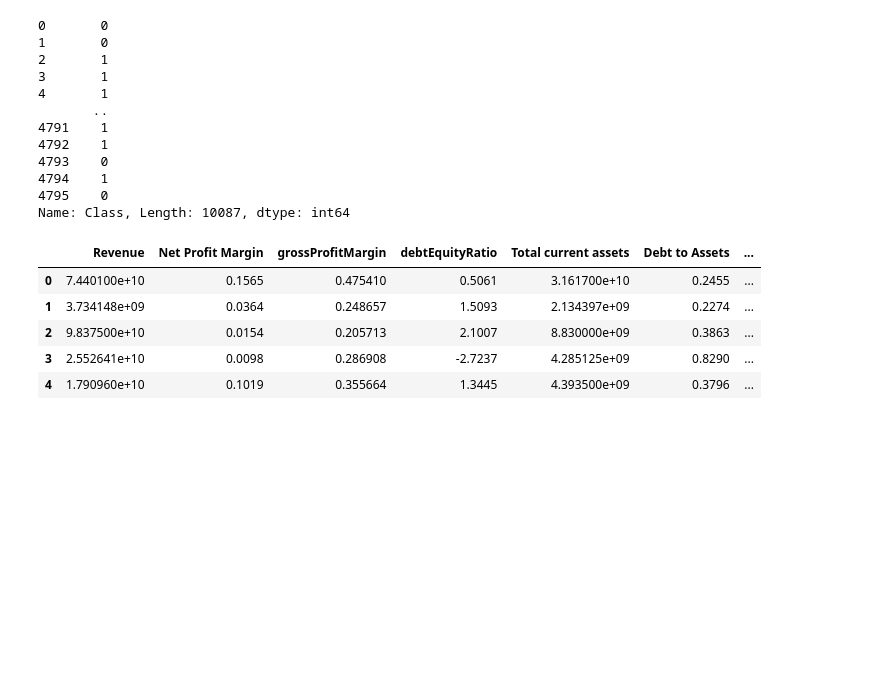
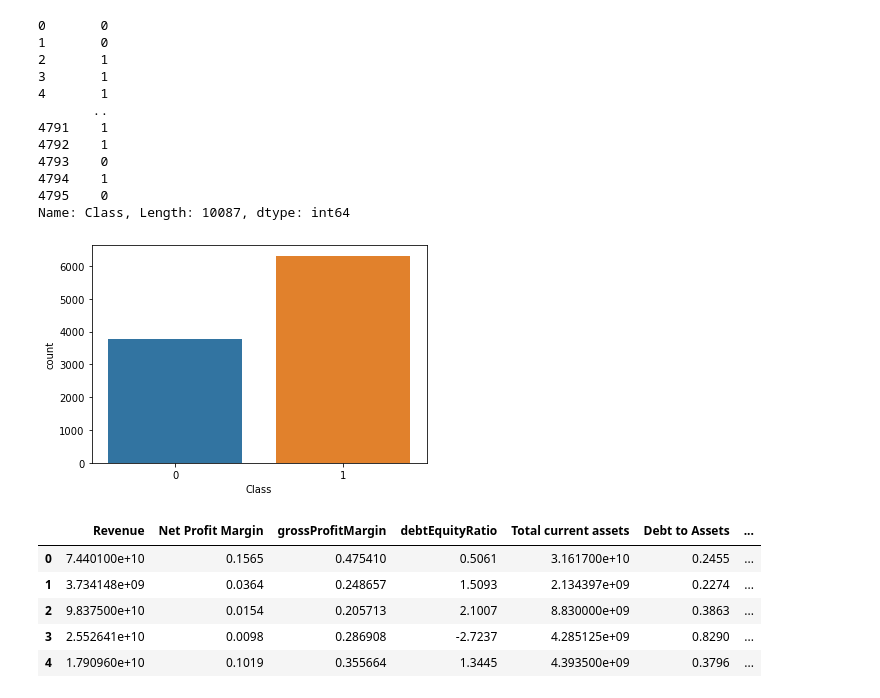
Before and after one commit to DanielNgo207/DataMiningS21, a Jupyter notebook: RandomForest.ipynb, the cells around one changed output. Cells and saved outputs as stored; diff of their text form; code cells hidden in the pictures; blank space fills up the shorter version.

```diff
--- a/RandomForest.ipynb
+++ b/RandomForest.ipynb
@@ -181,6 +182,11 @@ val_features = val.iloc[:, :-1]
 val_label = val.iloc[:, -1]
 test_features = test.iloc[:, :-1]
 test_label = test.iloc[:, -1]
+# %%
+fig = sns.countplot(train_label)
+plt.show()
+# %% [output]
+[figure, added]
 # %%
 # Start with only a few features: 10
 features = ['Revenue', 'Net Profit Margin', 'grossProfitMargin', 'debtEquityRatio', 'Total current assets', 'Debt to Assets', 'Tangible Asset Value', 'Total current liabilities', 'returnOnEquity', 'Operating Income Growth']
```
Also changed, not shown: parts of 2 cells of this notebook, 1 other file.
